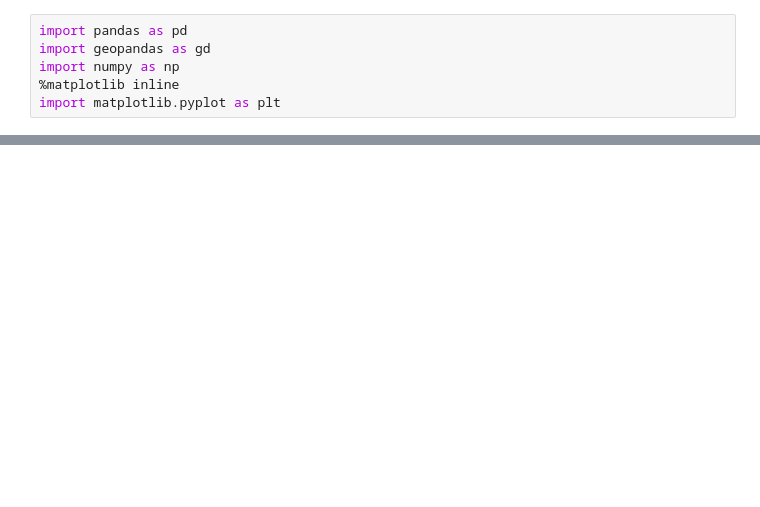
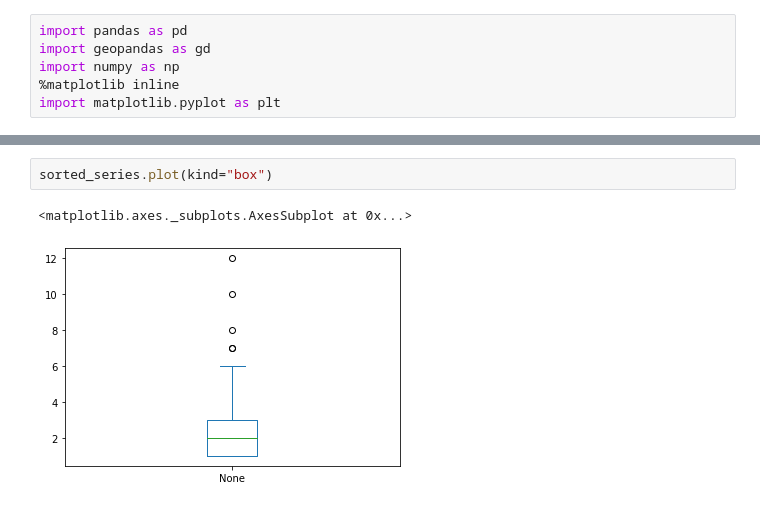
Before and after one commit to amissimer/Best-Family-Neighborhood-, a Jupyter notebook: Alivia-Missimer-Notebook.ipynb, the cells around one changed output, grey strips where cells are left out. Saved outputs shown, nothing was run; the diff lists cells and outputs as text; blank space fills up the shorter version.

```diff
--- a/Alivia-Missimer-Notebook.ipynb
+++ b/Alivia-Missimer-Notebook.ipynb
@@ -28,0 +84,5 @@ parks_data.head(25)
+# %%
+sorted_series.plot(kind="box")
+# %% [output]
+<matplotlib.axes._subplots.AxesSubplot at 0x...>
+[figure, added]
```
Also changed, not shown: parts of 5 cells of this notebook.
